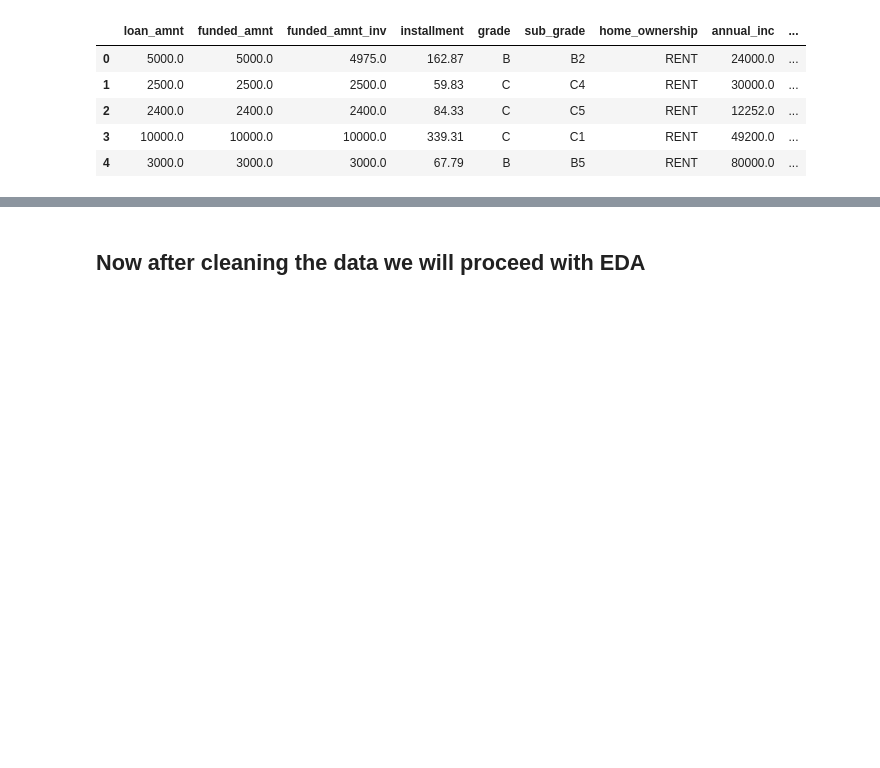
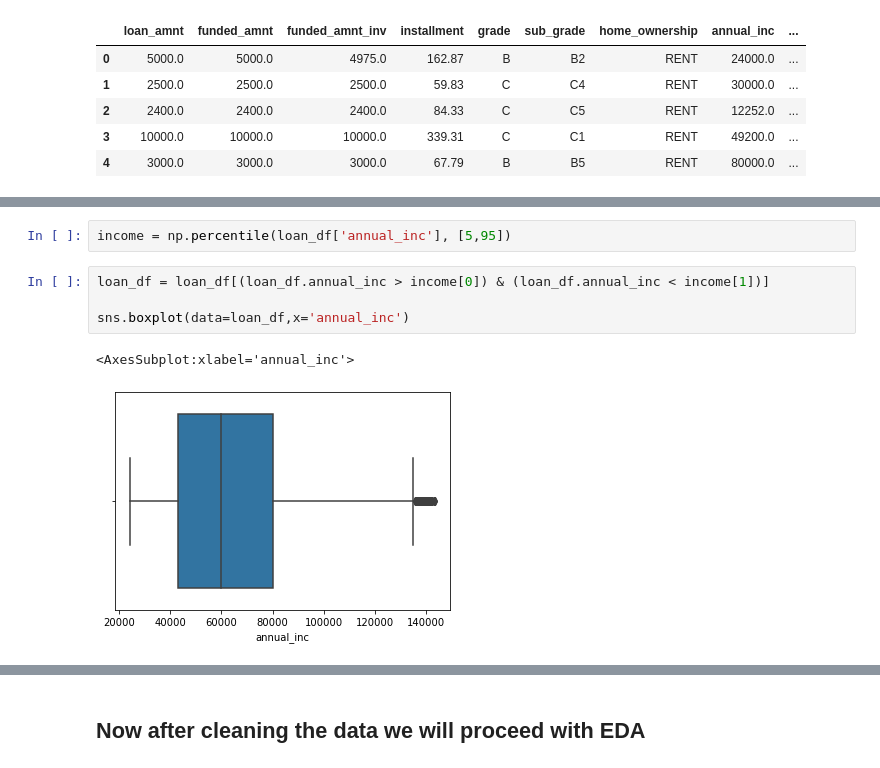
Before and after one commit to rainasharma/Lending-Club-Case-Study, a Jupyter notebook: Group_Raina_Sharma.ipynb, the cells around one changed output, grey strips where cells are left out. Saved outputs shown, nothing was run; the diff lists cells and outputs as text; blank space fills up the shorter version.

```diff
--- a/Group_Raina_Sharma.ipynb
+++ b/Group_Raina_Sharma.ipynb
@@ -399,0 +406,9 @@ plt.show()
+# %%
+income = np.percentile(loan_df['annual_inc'], [5,95])
+# %%
+loan_df = loan_df[(loan_df.annual_inc > income[0]) & (loan_df.annual_inc < income[1])]
+
+sns.boxplot(data=loan_df,x='annual_inc')
+# %% [output]
+<AxesSubplot:xlabel='annual_inc'>
+[figure, added]
```
Also changed, not shown: parts of 22 cells of this notebook.
